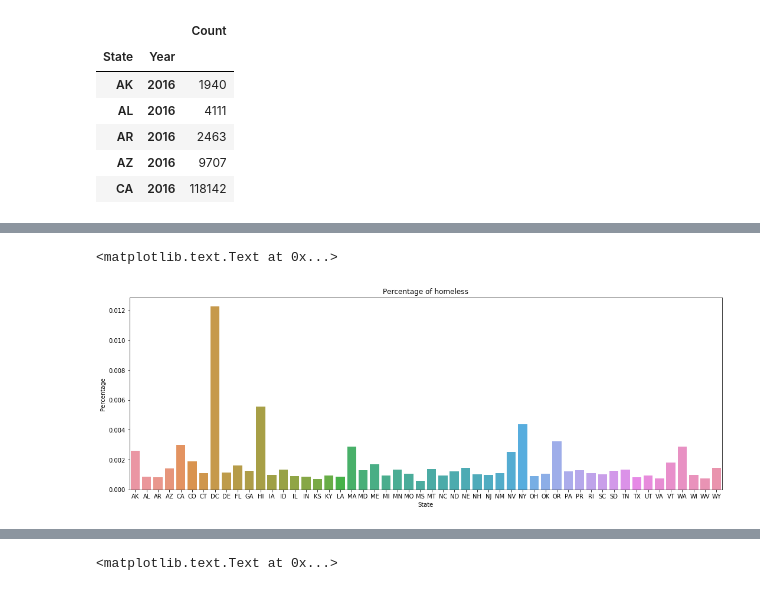
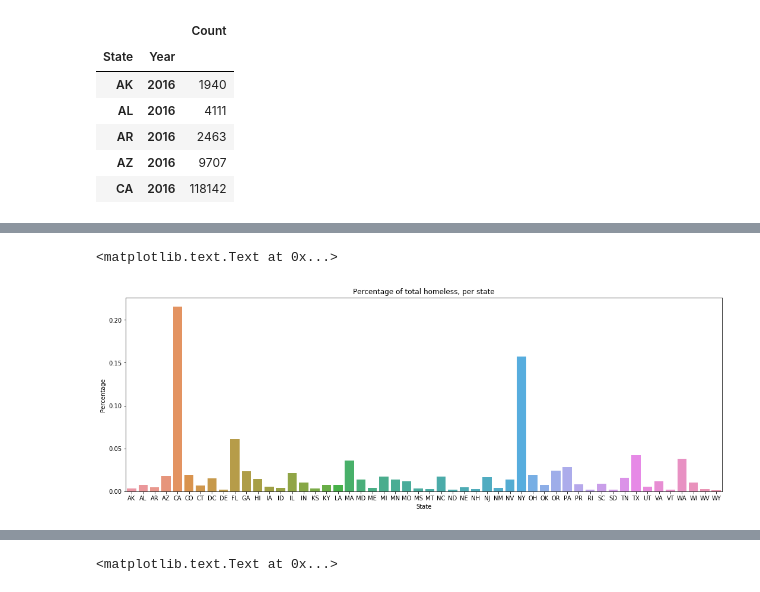
Before and after one commit to cathrinesot/studioprojects, a Jupyter notebook: code/homeless/Homeless People in the US.ipynb, the cells around one changed output, grey strips where cells are left out. Saved outputs shown, nothing was run; the diff lists cells and outputs as text; code cells hidden in the pictures.

```diff
--- a/code/homeless/Homeless People in the US.ipynb
+++ b/code/homeless/Homeless People in the US.ipynb
@@ -462,3 +494,5 @@ df_2016.head()
 # %%
 #what percent of the population are homeless?
 df_2016['per'] = df_2016['Count']/df_2016['2016']
+# %%
+df_2016['total_hom']= df_2016['Count']/df_2016['Count'].sum()
@@ -465,8 +525,9 @@ df_2016['per'] = df_2016['Count']/df_2016['2016']
 # %%
+#population standardized
 plt.figure(figsize=(18,6))
-sns.barplot(y='per', x='State', data=df_2016)
+sns.barplot(y='total_hom', x='State', data=df_2016)
 plt.ylabel('Percentage')
-plt.title('Percentage of homeless')
+plt.title('Percentage of total homeless, per state')
 # %% [output]
 <matplotlib.text.Text at 0x...>
-[figure, old version]
+[figure, new version]
```
Also changed, not shown: parts of 28 cells of this notebook, 12 other files.
